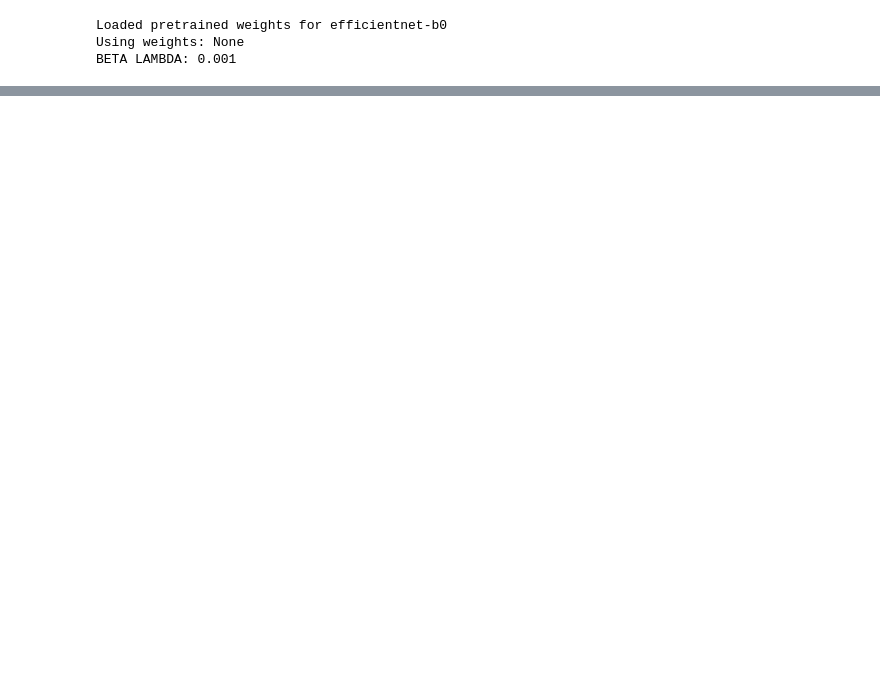
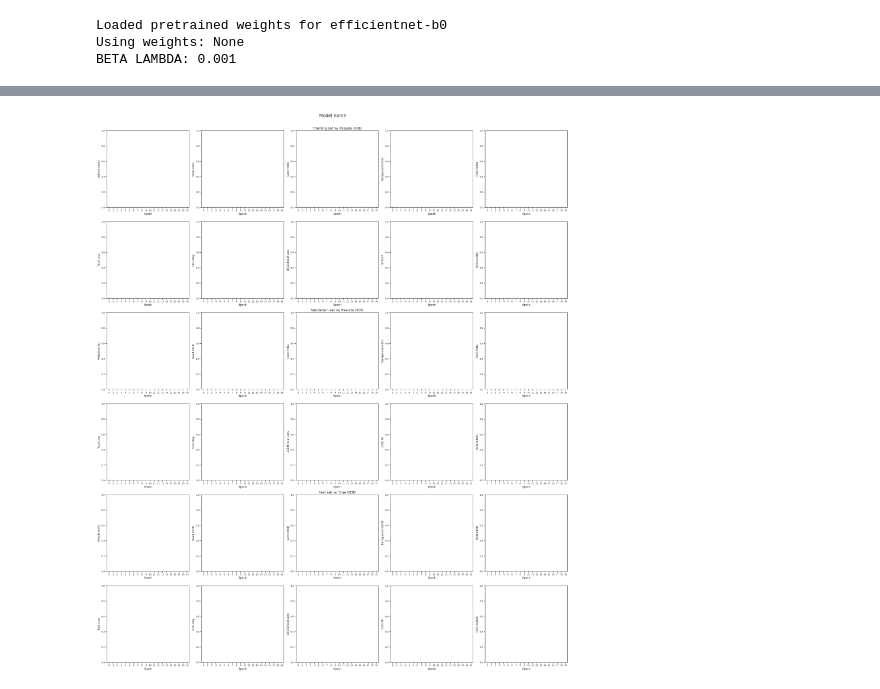
Before and after one commit to bluffish/ubev, a Jupyter notebook: notebooks/viz_new.ipynb, the cells around one changed output, grey strips where cells are left out. Saved outputs shown, nothing was run; the diff lists cells and outputs as text; code cells hidden in the pictures; blank space fills up the shorter version.

```diff
--- a/notebooks/viz_new.ipynb
+++ b/notebooks/viz_new.ipynb
@@ -333,0 +341,32 @@ KeyboardInterrupt
+# %%
+fig, axs = plt.subplots(6, 5, figsize=(30, 36))
+
+fig.suptitle("Model name", fontsize=20)
+
+tags = ["Vehicle mIOU", "Road mIOU", "Lane mIOU", "Background mIOU", "OOD mIOU",
+       "Total Loss", "OOD Reg.", "UCE/UFocal Loss", "OOD AP", "OOD AUROC"]
+
+sets = {
+    "train": "Training set w/ Pseudo OOD",
+    "val": "Validation set w/ Pseudo OOD",
+    "ood": "Test set w/ True OOD",
+}
+
+epochs = np.linspace(0, 19, 20)
+
+for si, s in enumerate(sets):
+    axs[si*2, 2].set_title(sets[s], fontsize=16)
+
+    for i in range(len(tags)):
+        ax = axs[si*2 + i//5, i%5]
+        ax.set_xlabel("Epoch", fontsize=12)
+        ax.set_ylabel(tag[i], fontsize=12)
+        ax.set_xticks(epochs)
+        ax.set_xlim(-.5, 19.5)
+
+        ax.tick_params(axis='both', which='both', bottom=True, left=True, labelsize=10)
+
+fig.tight_layout()
+fig.subplots_adjust(top=0.95)
+# %% [output]
+[figure, added]
```
Also changed, not shown: parts of 10 cells of this notebook, 12 other files.
